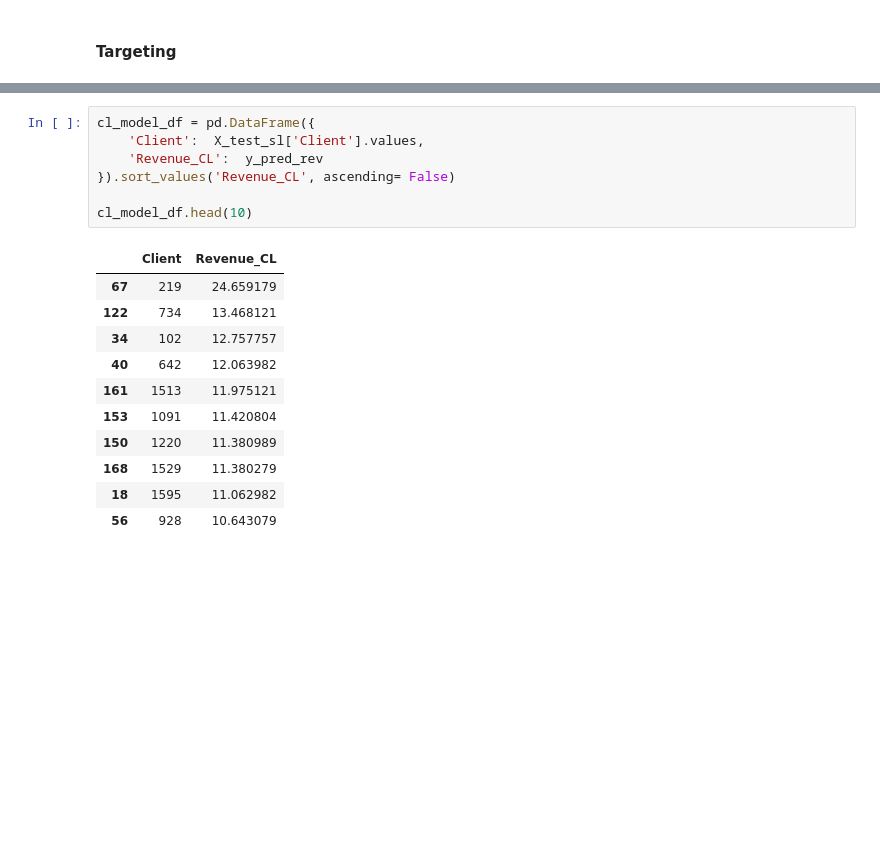
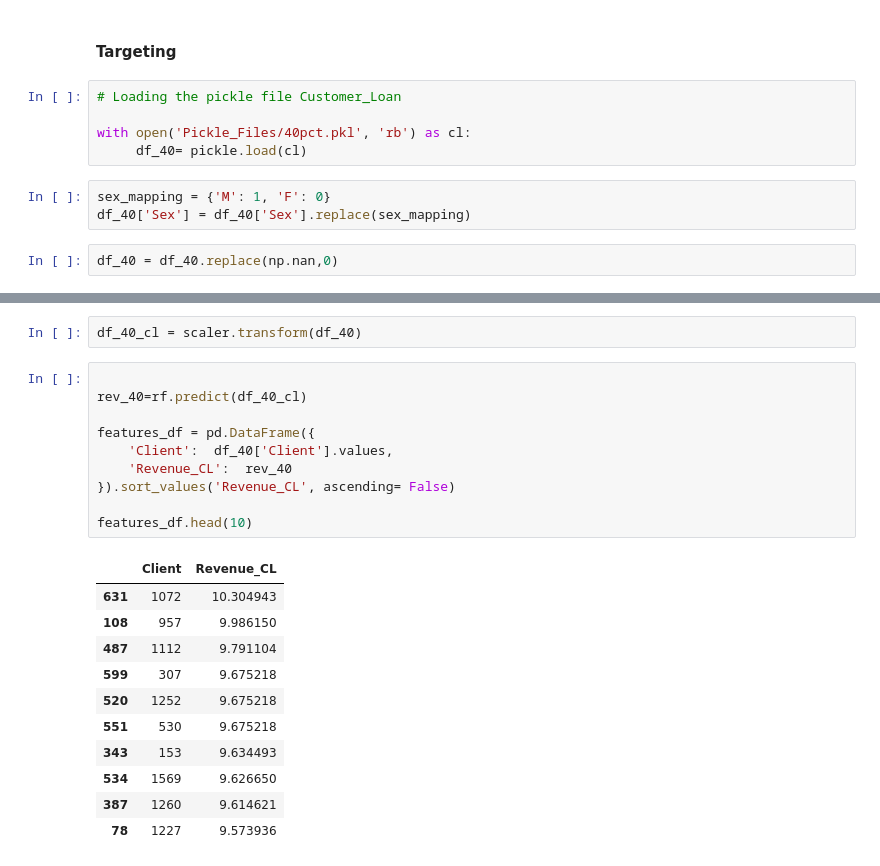
Before and after one commit to JonathanRabbi/DataSciencecase_Bank_Marketing, a Jupyter notebook: Consumerl_Loan.ipynb, the cells around one changed output, grey strips where cells are left out. Cells and saved outputs as stored; diff of their text form; blank space fills up the shorter version.

```diff
--- a/Consumerl_Loan.ipynb
+++ b/Consumerl_Loan.ipynb
@@ -169,2 +192,12 @@ rmse
 # %% [markdown]
 #### Targeting
+# %%
+# Loading the pickle file Customer_Loan
+
+with open('Pickle_Files/40pct.pkl', 'rb') as cl:
+     df_40= pickle.load(cl)
+# %%
+sex_mapping = {'M': 1, 'F': 0}
+df_40['Sex'] = df_40['Sex'].replace(sex_mapping)
+# %%
+df_40 = df_40.replace(np.nan,0)
@@ -171,19 +213,24 @@ rmse
+# %%
+df_40_cl = scaler.transform(df_40)
 # %%
-cl_model_df = pd.DataFrame({
-    'Client':  X_test_sl['Client'].values,
-    'Revenue_CL':  y_pred_rev
+
+rev_40=rf.predict(df_40_cl)
+
+features_df = pd.DataFrame({
+    'Client':  df_40['Client'].values,
+    'Revenue_CL':  rev_40
 }).sort_values('Revenue_CL', ascending= False)
 
-cl_model_df.head(10)
+features_df.head(10)
 # %% [output]
 |  | Client | Revenue_CL |
-| 67 | 219 | 24.659179 |
-| 122 | 734 | 13.468121 |
-| 34 | 102 | 12.757757 |
-| 40 | 642 | 12.063982 |
-| 161 | 1513 | 11.975121 |
-| 153 | 1091 | 11.420804 |
-| 150 | 1220 | 11.380989 |
-| 168 | 1529 | 11.380279 |
-| 18 | 1595 | 11.062982 |
-| 56 | 928 | 10.643079 |
+| 631 | 1072 | 10.304943 |
+| 108 | 957 | 9.986150 |
+| 487 | 1112 | 9.791104 |
+| 599 | 307 | 9.675218 |
+| 520 | 1252 | 9.675218 |
+| 551 | 530 | 9.675218 |
+| 343 | 153 | 9.634493 |
+| 534 | 1569 | 9.626650 |
+| 387 | 1260 | 9.614621 |
+| 78 | 1227 | 9.573936 |
```
Also changed, not shown: parts of 12 cells of this notebook, 1 other file.
